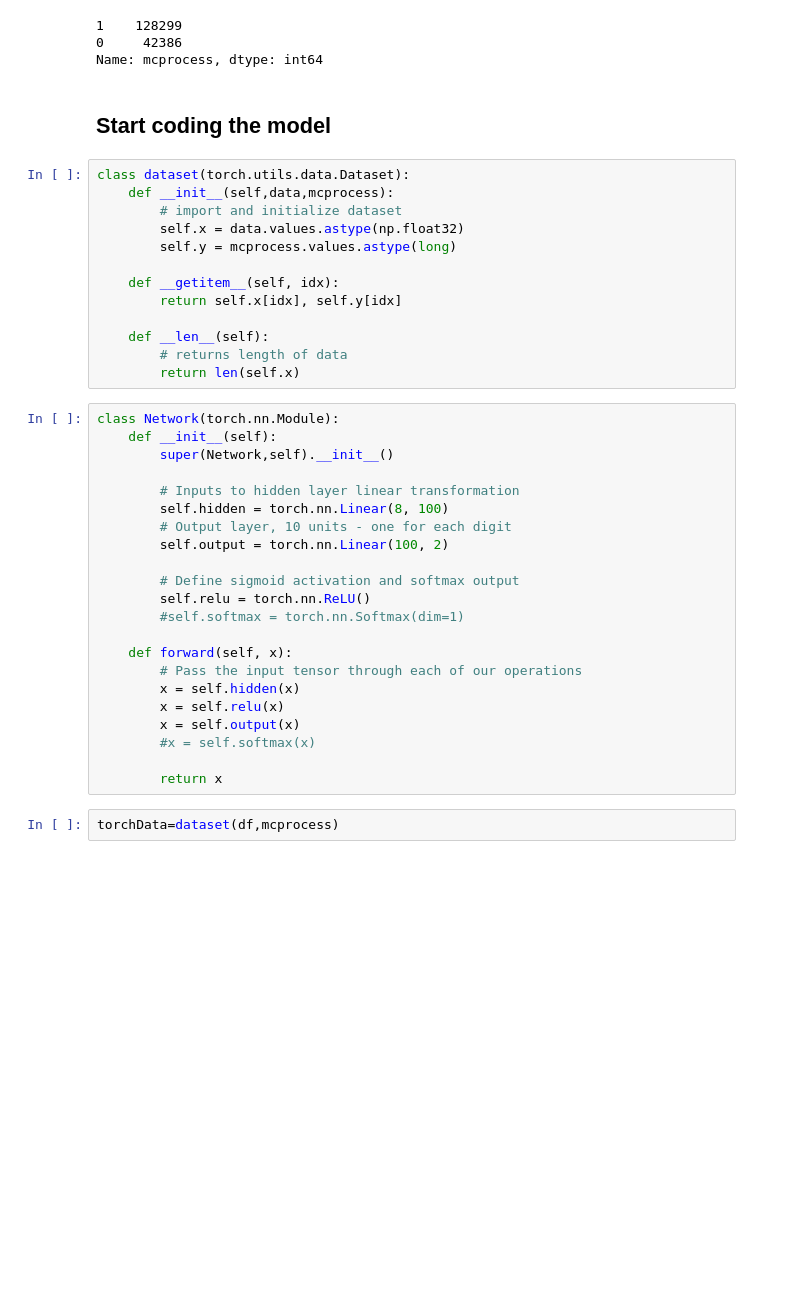
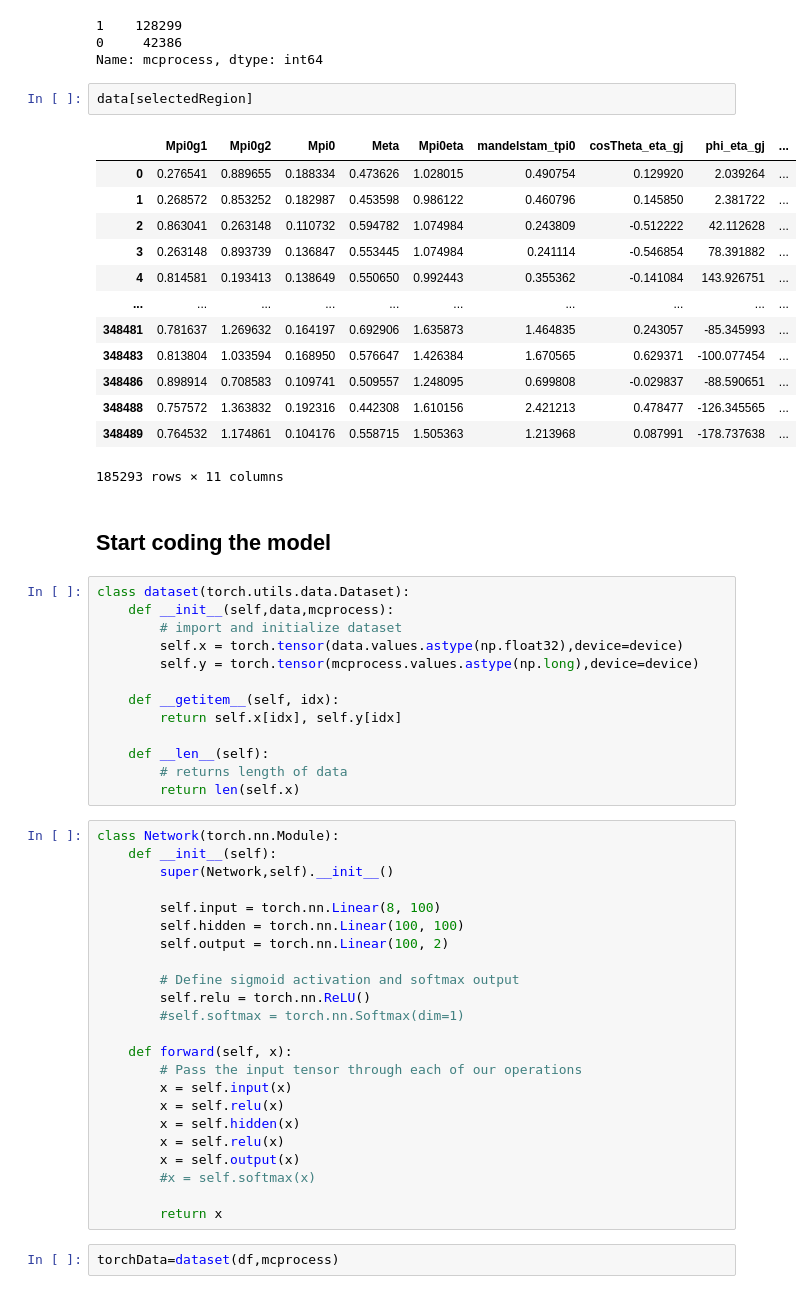
Before and after one commit to lan13005/q-values, a Jupyter notebook: NeuralNetworks.ipynb, the cells around one changed output. Saved outputs shown, nothing was run; the diff lists cells and outputs as text; blank space fills up the shorter version.

```diff
--- a/NeuralNetworks.ipynb
+++ b/NeuralNetworks.ipynb
@@ -67,14 +70,30 @@ mcprocess.value_counts()
 1    128299
 0     42386
 Name: mcprocess, dtype: int64
+# %%
+data[selectedRegion]
+# %% [output]
+|  | Mpi0g1 | Mpi0g2 | Mpi0 | Meta | Mpi0eta | mandelstam_tpi0 | cosTheta_eta_gj | phi_eta_gj | ... |
+| 0 | 0.276541 | 0.889655 | 0.188334 | 0.473626 | 1.028015 | 0.490754 | 0.129920 | 2.039264 | ... |
+| 1 | 0.268572 | 0.853252 | 0.182987 | 0.453598 | 0.986122 | 0.460796 | 0.145850 | 2.381722 | ... |
+| 2 | 0.863041 | 0.263148 | 0.110732 | 0.594782 | 1.074984 | 0.243809 | -0.512222 | 42.112628 | ... |
+| 3 | 0.263148 | 0.893739 | 0.136847 | 0.553445 | 1.074984 | 0.241114 | -0.546854 | 78.391882 | ... |
+| 4 | 0.814581 | 0.193413 | 0.138649 | 0.550650 | 0.992443 | 0.355362 | -0.141084 | 143.926751 | ... |
+| ... | ... | ... | ... | ... | ... | ... | ... | ... | ... |
+| 348481 | 0.781637 | 1.269632 | 0.164197 | 0.692906 | 1.635873 | 1.464835 | 0.243057 | -85.345993 | ... |
+| 348483 | 0.813804 | 1.033594 | 0.168950 | 0.576647 | 1.426384 | 1.670565 | 0.629371 | -100.077454 | ... |
+| 348486 | 0.898914 | 0.708583 | 0.109741 | 0.509557 | 1.248095 | 0.699808 | -0.029837 | -88.590651 | ... |
+| 348488 | 0.757572 | 1.363832 | 0.192316 | 0.442308 | 1.610156 | 2.421213 | 0.478477 | -126.345565 | ... |
+| 348489 | 0.764532 | 1.174861 | 0.104176 | 0.558715 | 1.505363 | 1.213968 | 0.087991 | -178.737638 | ... |
+185293 rows × 11 columns
 # %% [markdown]
 ## Start coding the model
 # %%
 class dataset(torch.utils.data.Dataset):
     def __init__(self,data,mcprocess):
         # import and initialize dataset
-        self.x = data.values.astype(np.float32)
-        self.y = mcprocess.values.astype(long)
+        self.x = torch.tensor(data.values.astype(np.float32),device=device)
+        self.y = torch.tensor(mcprocess.values.astype(np.long),device=device)
 
     def __getitem__(self, idx):
         return self.x[idx], self.y[idx]
@@ -87,9 +106,8 @@ class Network(torch.nn.Module):
     def __init__(self):
         super(Network,self).__init__()
 
-        # Inputs to hidden layer linear transformation
-        self.hidden = torch.nn.Linear(8, 100)
-        # Output layer, 10 units - one for each digit
+        self.input = torch.nn.Linear(8, 100)
+        self.hidden = torch.nn.Linear(100, 100)
         self.output = torch.nn.Linear(100, 2)
 
         # Define sigmoid activation and softmax output
@@ -98,6 +116,8 @@ class Network(torch.nn.Module):
 
     def forward(self, x):
         # Pass the input tensor through each of our operations
+        x = self.input(x)
+        x = self.relu(x)
         x = self.hidden(x)
         x = self.relu(x)
         x = self.output(x)
```
Also changed, not shown: parts of 13 cells of this notebook.
